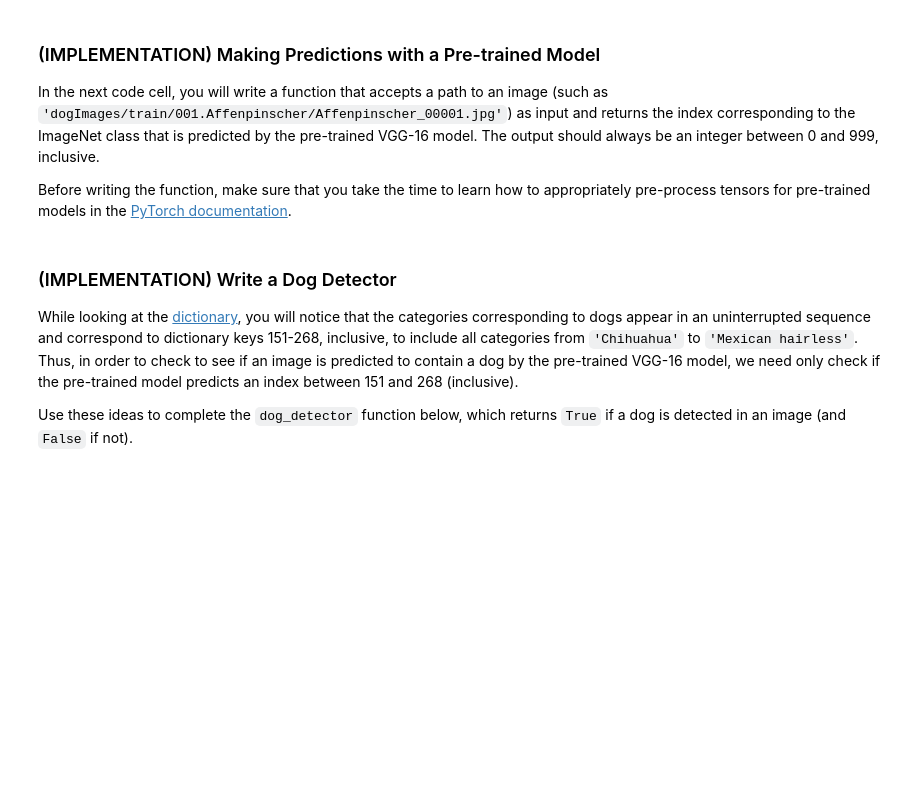
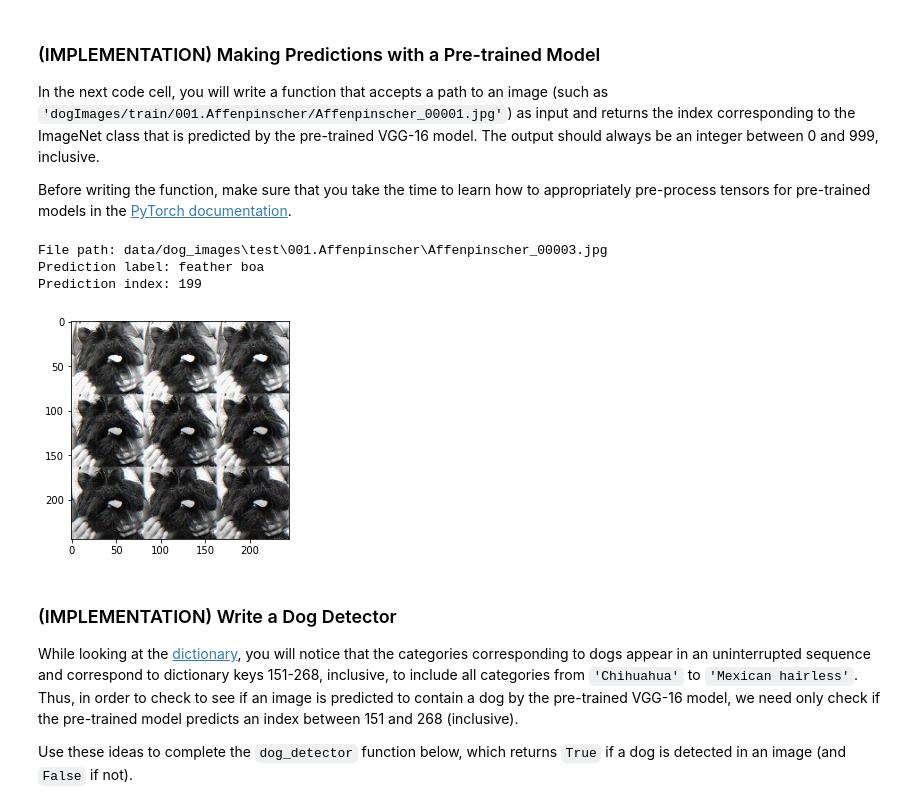
Before and after one commit to ChngYuanLongRandy/Udacity, a Jupyter notebook: Machine Learning Engineer/Capstone/dog_app.ipynb, the cells around one changed output. Saved outputs shown, nothing was run; the diff lists cells and outputs as text; code cells hidden in the pictures; blank space fills up the shorter version.

```diff
--- a/Machine Learning Engineer/Capstone/dog_app.ipynb
+++ b/Machine Learning Engineer/Capstone/dog_app.ipynb
@@ -203,6 +201,17 @@ Given an image, this pre-trained VGG-16 model returns a prediction (derived from
 In the next code cell, you will write a function that accepts a path to an image (such as `'dogImages/train/001.Affenpinscher/Affenpinscher_00001.jpg'`) as input and returns the index corresponding to the ImageNet class that is predicted by the pre-trained VGG-16 model.  The output should always be an integer between 0 and 999, inclusive.
 
 Before writing the function, make sure that you take the time to learn  how to appropriately pre-process tensors for pre-trained models in the [PyTorch documentation](http://pytorch.org/docs/stable/torchvision/models.html).
+# %%
+def load_image(img_path):
+    image = Image.open(img_path).convert('RGB')
+    # resize to (244, 244) because VGG16 accept this shape
+    in_transform = transforms.Compose([
+                        transforms.Resize(size=(244, 244)),
+                        transforms.ToTensor()]) # normalizaiton parameters from pytorch doc.
+
+    # discard the transparent, alpha channel (that's the :3) and add the batch dimension
+    image = in_transform(image)[:3,:,:].unsqueeze(0)
+    return image
 # %%
 from PIL import Image
 import torchvision.transforms as transforms
@@ -233,3 +248,18 @@ def VGG16_predict(img_path):
+# %%
+with open('imagenet_classes.txt') as f:
+    labels = [line.strip() for line in f.readlines()]
+# %%
+# predict dog using ImageNet class
+img = load_image(dog_files_short[0])
+plt.imshow(img.reshape(244,244,-1))
+print(f'File path: {dog_files_short[0]}')
+print(f'Prediction label: {labels[VGG16_predict(dog_files_short[0])]}')
+print(f'Prediction index: {VGG16_predict(dog_files_short[0])}')
+# %% [output]
+File path: data/dog_images\test\001.Affenpinscher\Affenpinscher_00003.jpg
+Prediction label: feather boa
+Prediction index: 199
+[figure, added]
 # %% [markdown]
 ### (IMPLEMENTATION) Write a Dog Detector
 
```
Also changed, not shown: parts of 7 cells of this notebook.
